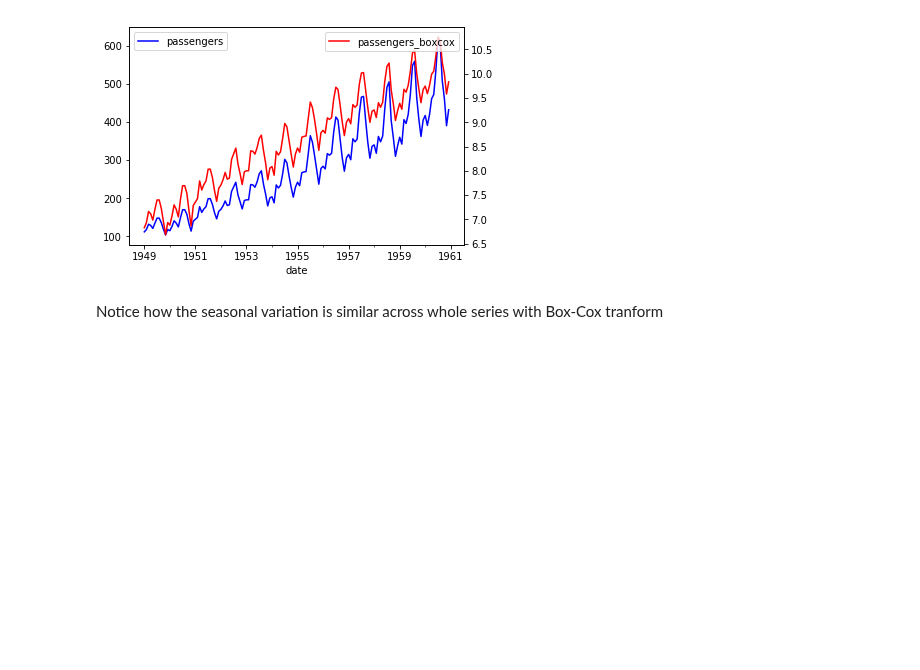
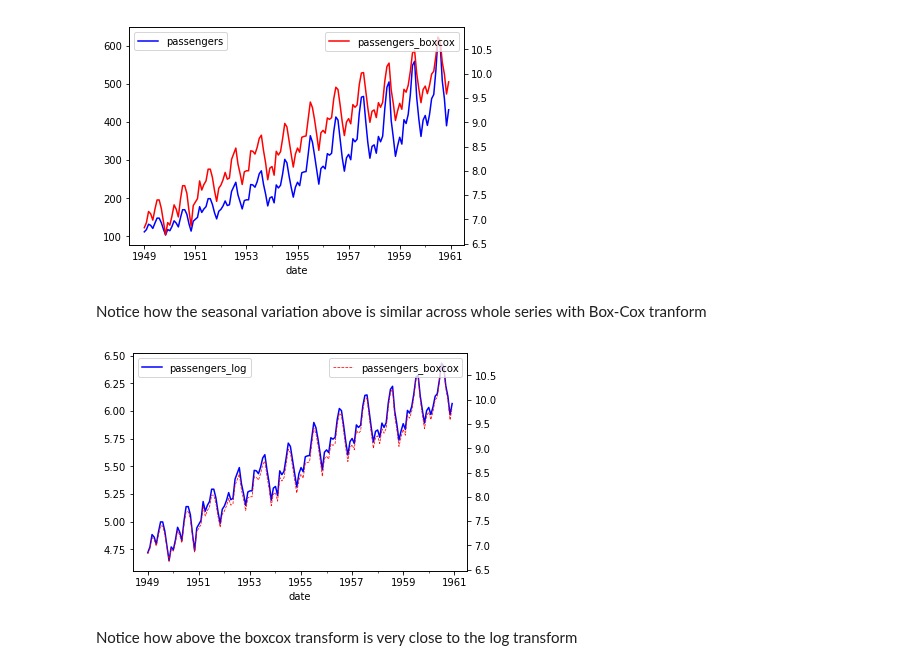
Before and after one commit to snowch-notes/statistics-old, a Jupyter notebook: timeseries/transform_log_sqrt_power_boxcox.ipynb, the cells around one changed output. Cells and saved outputs as stored; diff of their text form; code cells hidden in the pictures; blank space fills up the shorter version.

Commit message:
compare log and boxcox

```diff
--- a/timeseries/transform_log_sqrt_power_boxcox.ipynb
+++ b/timeseries/transform_log_sqrt_power_boxcox.ipynb
@@ -71,4 +71,15 @@ _ = ax2.legend(loc=1)
 # %% [output]
 [figure]
 # %% [markdown]
-Notice how the seasonal variation is similar across whole series with Box-Cox tranform
+Notice how the seasonal variation above is similar across whole series with Box-Cox tranform
+# %%
+flights['passengers_log'] = np.log(flights['passengers'])
+
+ax = flights['passengers_log'].plot(color='blue', legend=True)
+ax2 = ax.twinx()
+_ = flights['passengers_boxcox'].plot(ax=ax2, color='red', linestyle='--', linewidth=0.75, legend=True)
+_ = ax2.legend(loc=1)
+# %% [output]
+[figure, added]
+# %% [markdown]
+Notice how above the boxcox transform is very close to the log transform
```
Also changed, not shown: parts of 7 cells of this notebook.
